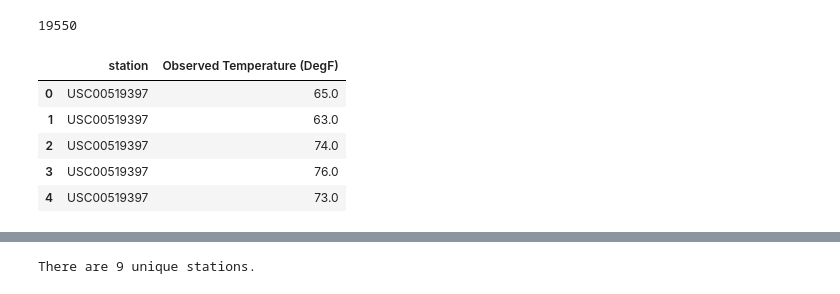
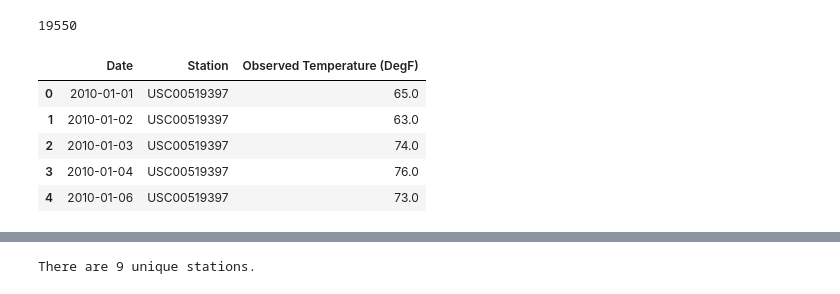
Before and after one commit to IrinaUX/sqlalchemy-challenge, a Jupyter notebook: station_analysis.ipynb, the cells around one changed output, grey strips where cells are left out. Saved outputs shown, nothing was run; the diff lists cells and outputs as text; code cells hidden in the pictures.

```diff
--- a/station_analysis.ipynb
+++ b/station_analysis.ipynb
@@ -520,14 +452,14 @@ len(stations)
 # %%
 # Create df based on the stations data
 station_df = pd.DataFrame(stations)
-station_df.columns = ['station', 'Observed Temperature (DegF)']
+station_df.columns = ['Date', 'Station', 'Observed Temperature (DegF)']
 station_df.head()
 # %% [output]
-|  | station | Observed Temperature (DegF) |
-| 0 | USC00519397 | 65.0 |
-| 1 | USC00519397 | 63.0 |
-| 2 | USC00519397 | 74.0 |
-| 3 | USC00519397 | 76.0 |
-| 4 | USC00519397 | 73.0 |
+|  | Date | Station | Observed Temperature (DegF) |
+| 0 | 2010-01-01 | USC00519397 | 65.0 |
+| 1 | 2010-01-02 | USC00519397 | 63.0 |
+| 2 | 2010-01-03 | USC00519397 | 74.0 |
+| 3 | 2010-01-04 | USC00519397 | 76.0 |
+| 4 | 2010-01-06 | USC00519397 | 73.0 |
 # %%
 # Group by station and apply count to get unique stations
```
Also changed, not shown: parts of 30 cells of this notebook.
